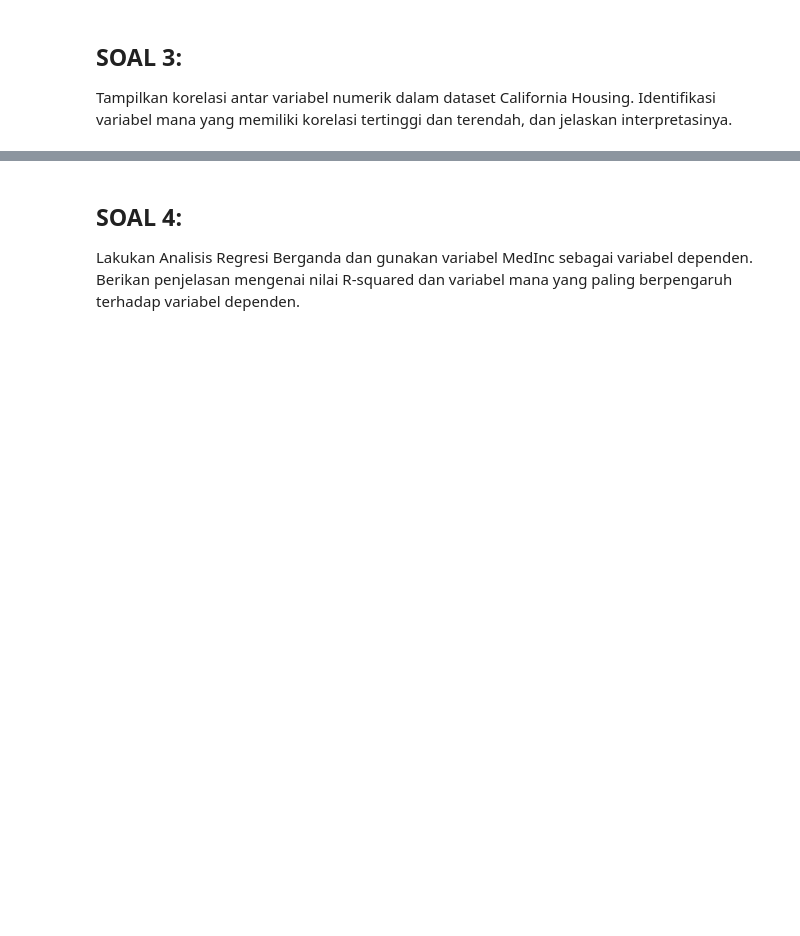
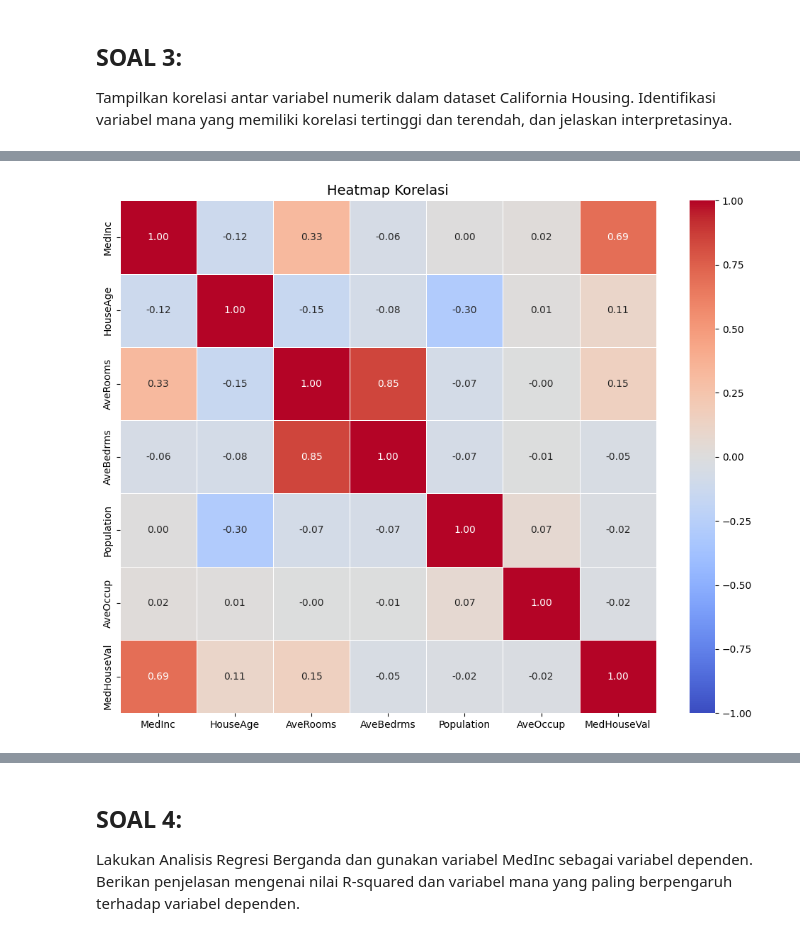
Before and after one commit to RekoNF/EDV_Tugas-and-Quiz, a Jupyter notebook: UTS/UTS_Semester 2.ipynb, the cells around one changed output, grey strips where cells are left out. Cells and saved outputs as stored; diff of their text form; code cells hidden in the pictures; blank space fills up the shorter version.

```diff
--- a/UTS/UTS_Semester 2.ipynb
+++ b/UTS/UTS_Semester 2.ipynb
@@ -129,0 +400,20 @@ plt.show()
+# %%
+import numpy as np
+print("Korelasi dan peringkat antar variabel:\n")
+df = data.drop(columns=['Latitude', 'Longitude'])
+corr_matrix = df.corr()
+# Ambil semua pasangan unik (tanpa duplikat & diagonal)
+corr_pairs = (
+    corr_matrix
+    .where(np.triu(np.ones(corr_matrix.shape), k=1).astype(bool))
+    .stack()
+    .dropna()
+    .reset_index()
+)
+corr_pairs.columns = ['Variabel 1', 'Variabel 2', 'Korelasi']
+
+# Urutkan berdasarkan nilai absolut
+corr_pairs['Abs'] = corr_pairs['Korelasi'].abs()
+corr_pairs = corr_pairs.sort_values('Abs', ascending=False).drop('Abs', axis=1)
+
+print(corr_pairs.round(4).to_string(index=False))
@@ -129,0 +438,18 @@ plt.show()
+# %%
+import seaborn as sns
+import matplotlib.pyplot as plt
+
+plt.figure(figsize=(10, 8))
+sns.heatmap(
+    corr_matrix,
+    annot=True,          # tampilkan angka
+    fmt='.2f',           # 2 desimal
+    cmap='coolwarm',     # merah=positif, biru=negatif
+    vmin=-1, vmax=1,
+    linewidths=0.5
+)
+plt.title('Heatmap Korelasi', fontsize=14)
+plt.tight_layout()
+plt.show()
+# %% [output]
+[figure, added]
```
Also changed, not shown: parts of 7 cells of this notebook.
